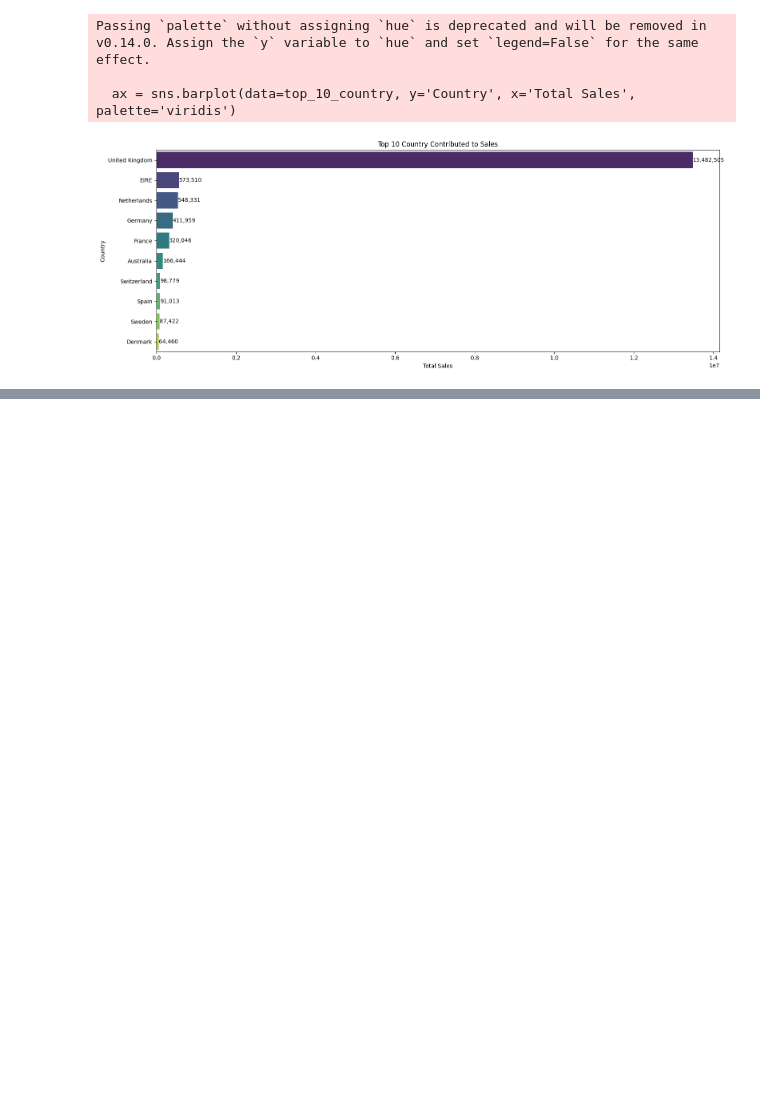
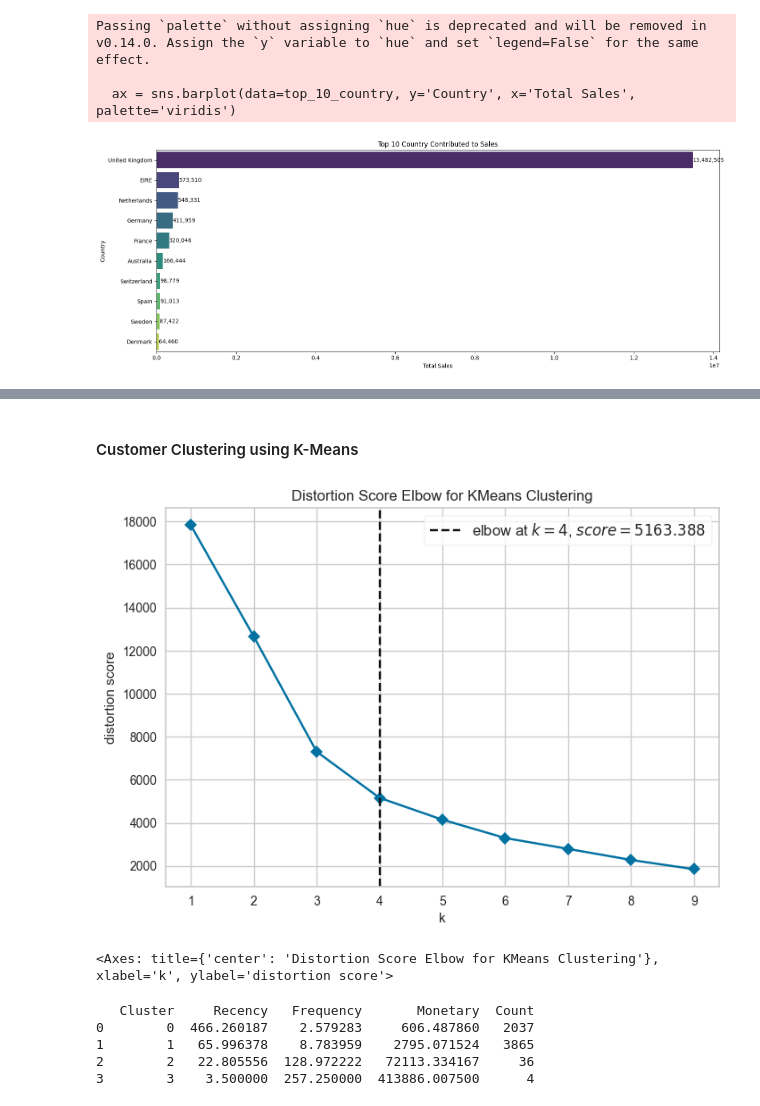
Before and after one commit to daff00/trendify-customer-segmentation, a Jupyter notebook: notebook.ipynb, the cells around one changed output, grey strips where cells are left out. Drawn from its saved outputs; the diff is of its cells as text; code cells hidden in the pictures; blank space fills up the shorter version.

```diff
--- a/notebook.ipynb
+++ b/notebook.ipynb
@@ -274,0 +277,21 @@ Passing `palette` without assigning `hue` is deprecated and will be removed in v
+# %%
+# Snapshot date = date of last purchase in dataset + 1 day
+snapshot_date = sales['InvoiceDate'].max() + pd.Timedelta(days=1)
+
+# RFM Metrics
+rfm = sales.groupby('Customer ID').agg({
+    'InvoiceDate': lambda x: (snapshot_date - x.max()).days,  # Recency
+    'Invoice': 'nunique',                                   # Frequency
+    'Total Sales': 'sum'                                      # Monetary
+}).reset_index()
+
+# Rename columns
+rfm.columns = ['Customer ID', 'Recency', 'Frequency', 'Monetary']
+
+# RFM scoring (higher is better, so lower recency gets higher score)
+rfm['R'] = pd.qcut(rfm['Recency'], 5, labels=[5, 4, 3, 2, 1])
+rfm['F'] = pd.qcut(rfm['Frequency'].rank(method='first'), 5, labels=[1, 2, 3, 4, 5])
+rfm['M'] = pd.qcut(rfm['Monetary'], 5, labels=[1, 2, 3, 4, 5])
+
+# Show the data
+rfm.head()
@@ -274,0 +305,2 @@ Passing `palette` without assigning `hue` is deprecated and will be removed in v
+# %% [markdown]
+#### Customer Clustering using K-Means
@@ -274,0 +314,20 @@ Passing `palette` without assigning `hue` is deprecated and will be removed in v
+# %%
+# Select RFM features
+rfm_features = rfm[['Recency', 'Frequency', 'Monetary']]
+
+# Normalize the values
+scaler = StandardScaler()
+rfm_scaled = scaler.fit_transform(rfm_features)
+# %%
+sse = []  # Sum of Squared Errors
+
+# Use KElbowVisualizer with KMeans
+model = KMeans(random_state=42)
+visualizer = KElbowVisualizer(model, k=(1, 10), metric='distortion', timings=False)
+
+# Fit the visualizer with the scaled RFM data
+visualizer.fit(rfm_scaled)
+visualizer.show()
+# %% [output]
+[figure, added]
+<Axes: title={'center': 'Distortion Score Elbow for KMeans Clustering'}, xlabel='k', ylabel='distortion score'>
@@ -274,0 +338,15 @@ Passing `palette` without assigning `hue` is deprecated and will be removed in v
+# %%
+cluster_summary = rfm.groupby('Cluster').agg({
+    'Recency': 'mean',
+    'Frequency': 'mean',
+    'Monetary': 'mean',
+    'Customer ID': 'count'
+}).rename(columns={'Customer ID': 'Count'}).reset_index()
+
+print(cluster_summary)
+# %% [output]
+   Cluster     Recency   Frequency       Monetary  Count
+0        0  466.260187    2.579283     606.487860   2037
+1        1   65.996378    8.783959    2795.071524   3865
+2        2   22.805556  128.972222   72113.334167     36
+3        3    3.500000  257.250000  413886.007500      4
```
Also changed, not shown: parts of 5 cells of this notebook.
